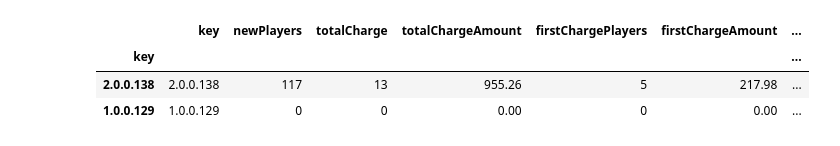
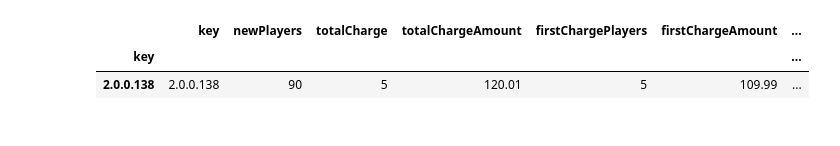
Before and after one commit to Serenayu-new/data-project, a Jupyter notebook: tapdb_DMM.ipynb, the cells around one changed output. Cells and saved outputs as stored; diff of their text form; code cells hidden in the pictures.

```diff
--- a/tapdb_DMM.ipynb
+++ b/tapdb_DMM.ipynb
@@ -64,16 +65,15 @@ data
 # %%
 # [RP_DMM] Revenue Report >> 轉化率
-data = tapdb.get_data('RP DMM (PRO)', 'source', dim='ver')
+data = tapdb.get_data('RP DMM (PRO)', 'source', dim='ver', pf='and')
 row = data.loc[max(data.index)]
 
 sheet.change_sheet('轉化率')
 sheet.update_cells('版本', row['key'])
 sheet.update_cells('新增設備', row['newDevices'])
 sheet.update_cells('轉化設備', row['convertedDevices'])
 
 data
 # %% [output]
 |  | key | newPlayers | totalCharge | totalChargeAmount | firstChargePlayers | firstChargeAmount | ... |
 | key |  |  |  |  |  |  | ... |
-| 2.0.0.138 | 2.0.0.138 | 117 | 13 | 955.26 | 5 | 217.98 | ... |
-| 1.0.0.129 | 1.0.0.129 | 0 | 0 | 0.00 | 0 | 0.00 | ... |
+| 2.0.0.138 | 2.0.0.138 | 90 | 5 | 120.01 | 5 | 109.99 | ... |
```
Also changed, not shown: parts of 3 cells of this notebook, 6 other files.
